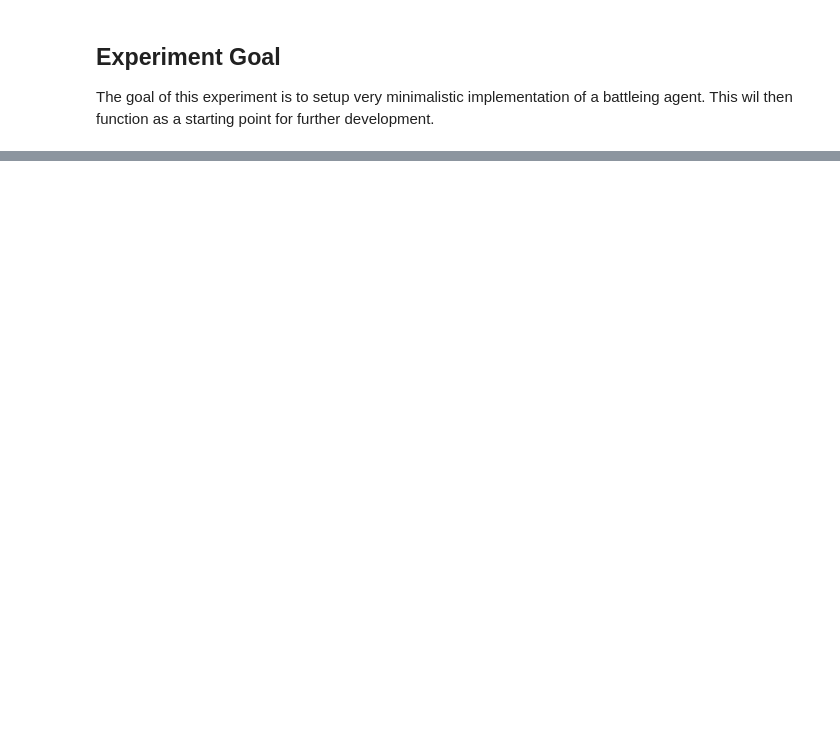
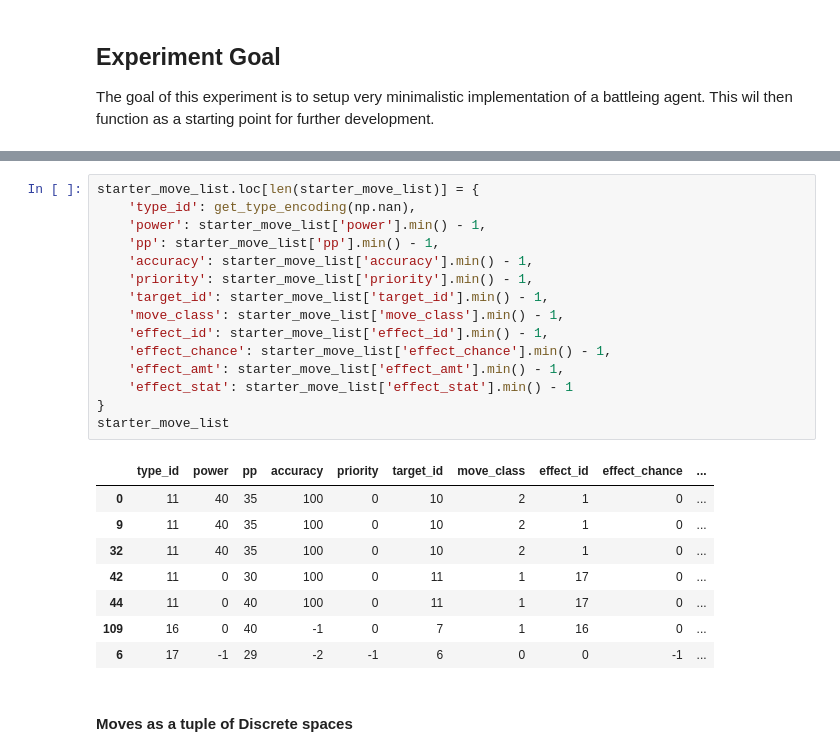
Before and after one commit to LucEnden/deth, a Jupyter notebook: research_lvde/experiments/initial_pokemon_battleing_agent.ipynb, the cells around one changed output, grey strips where cells are left out. Saved outputs shown, nothing was run; the diff lists cells and outputs as text; blank space fills up the shorter version.

```diff
--- a/research_lvde/experiments/initial_pokemon_battleing_agent.ipynb
+++ b/research_lvde/experiments/initial_pokemon_battleing_agent.ipynb
@@ -103,0 +443,26 @@ bag = set([(potion, 1), (full_heal, 1)])
+# %%
+starter_move_list.loc[len(starter_move_list)] = {
+    'type_id': get_type_encoding(np.nan),
+    'power': starter_move_list['power'].min() - 1,
+    'pp': starter_move_list['pp'].min() - 1,
+    'accuracy': starter_move_list['accuracy'].min() - 1,
+    'priority': starter_move_list['priority'].min() - 1,
+    'target_id': starter_move_list['target_id'].min() - 1,
+    'move_class': starter_move_list['move_class'].min() - 1,
+    'effect_id': starter_move_list['effect_id'].min() - 1,
+    'effect_chance': starter_move_list['effect_chance'].min() - 1,
+    'effect_amt': starter_move_list['effect_amt'].min() - 1,
+    'effect_stat': starter_move_list['effect_stat'].min() - 1
+}
+starter_move_list
+# %% [output]
+|  | type_id | power | pp | accuracy | priority | target_id | move_class | effect_id | effect_chance | ... |
+| 0 | 11 | 40 | 35 | 100 | 0 | 10 | 2 | 1 | 0 | ... |
+| 9 | 11 | 40 | 35 | 100 | 0 | 10 | 2 | 1 | 0 | ... |
+| 32 | 11 | 40 | 35 | 100 | 0 | 10 | 2 | 1 | 0 | ... |
+| 42 | 11 | 0 | 30 | 100 | 0 | 11 | 1 | 17 | 0 | ... |
+| 44 | 11 | 0 | 40 | 100 | 0 | 11 | 1 | 17 | 0 | ... |
+| 109 | 16 | 0 | 40 | -1 | 0 | 7 | 1 | 16 | 0 | ... |
+| 6 | 17 | -1 | 29 | -2 | -1 | 6 | 0 | 0 | -1 | ... |
+# %% [markdown]
+#### Moves as a tuple of Discrete spaces
```
Also changed, not shown: parts of 90 cells of this notebook, 5 other files.
